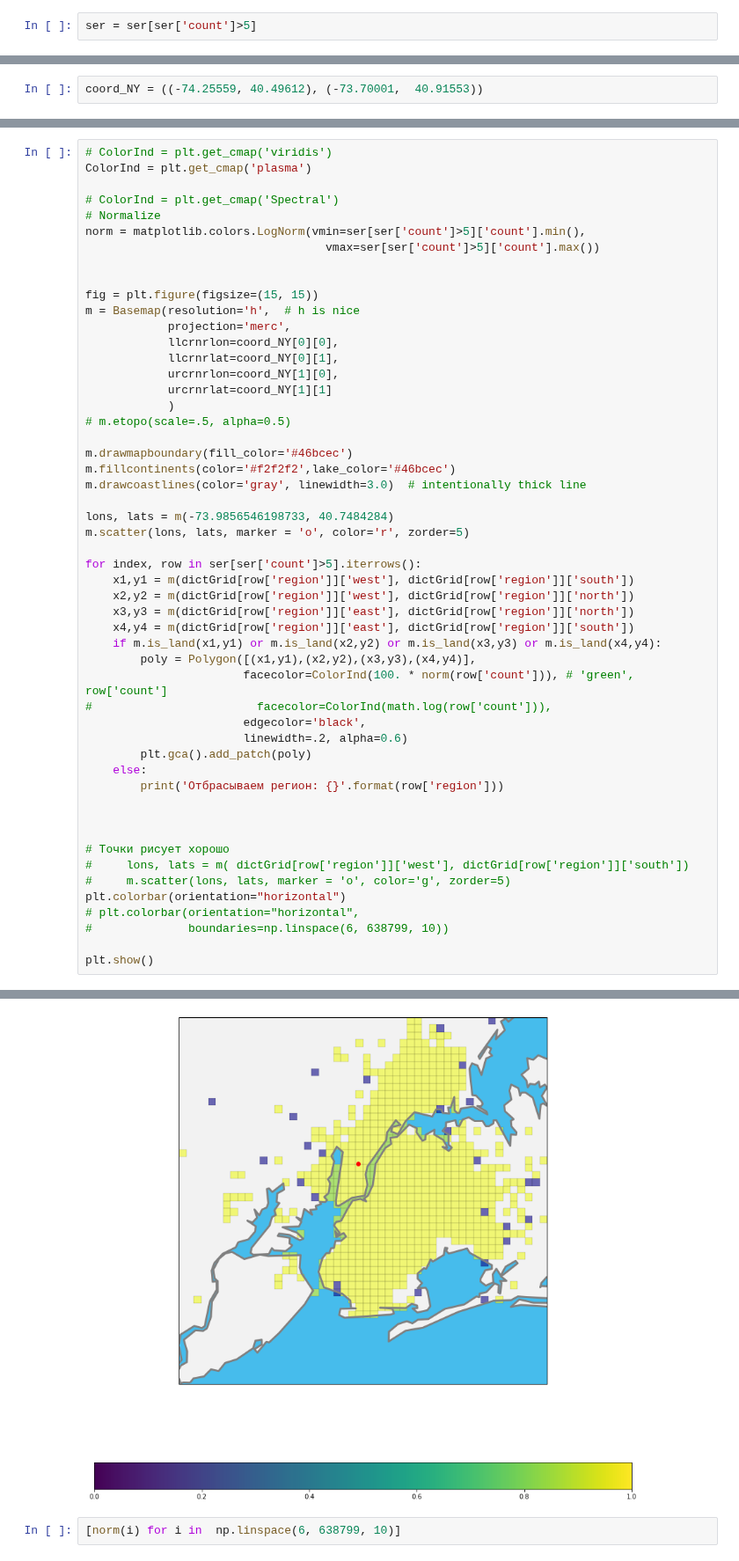
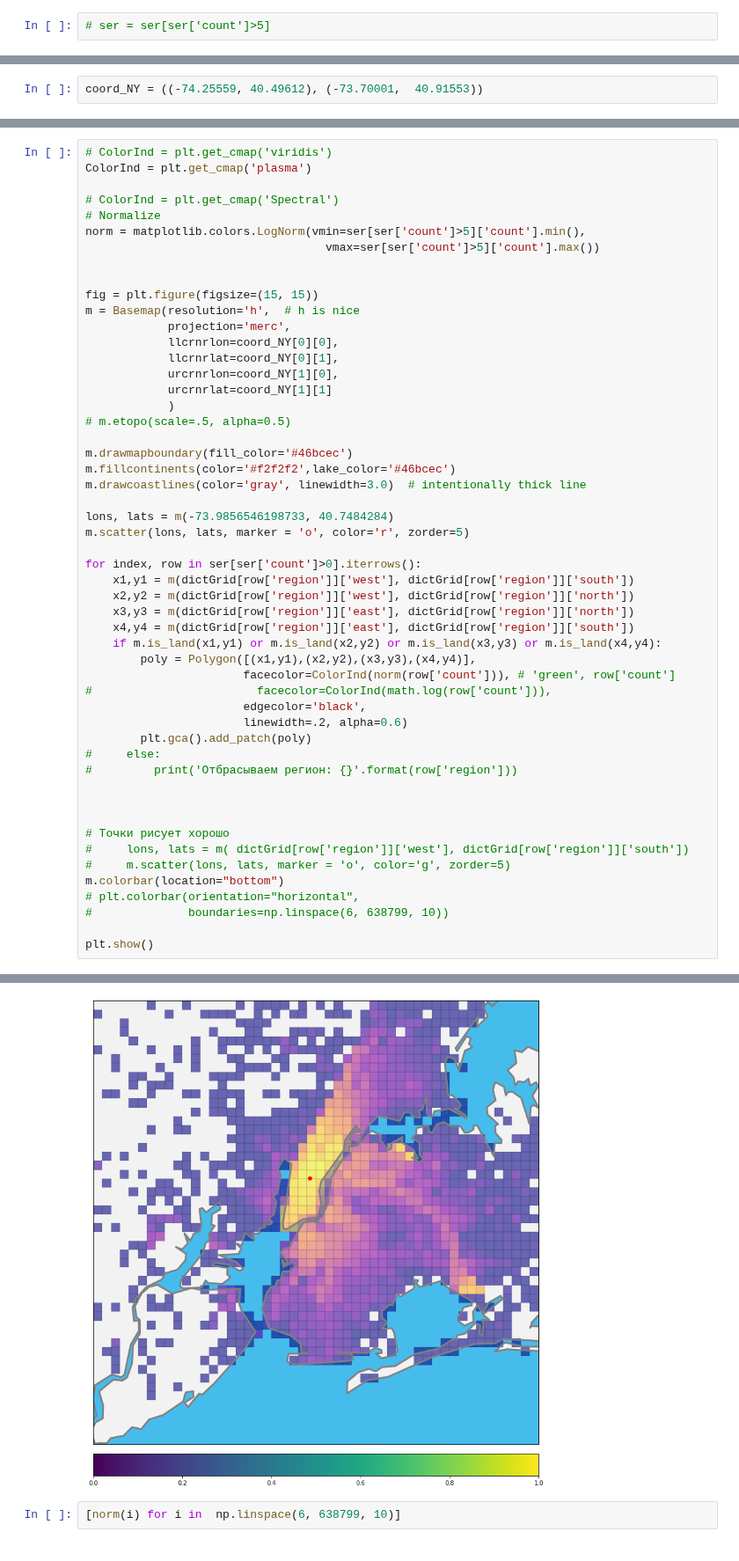
Before and after one commit to dminikorenb/DataLearning, a Jupyter notebook: 3-Taxi/dminik6_part3_w2.ipynb, the cells around one changed output, grey strips where cells are left out. Shown at 88% size. Cells and saved outputs as stored; diff of their text form.

```diff
--- a/3-Taxi/dminik6_part3_w2.ipynb
+++ b/3-Taxi/dminik6_part3_w2.ipynb
@@ -55,5 +69,5 @@ norm = matplotlib.colors.Normalize(vmin=ser[ser['count']>5]['count'].min(),
 # %%
-ser = ser[ser['count']>5]
+# ser = ser[ser['count']>5]
 # %%
 # ColorInd = plt.get_cmap('plasma') #'Blues')
 # print (ColorInd(0))
@@ -98,27 +148,27 @@ m.drawcoastlines(color='gray', linewidth=3.0)  # intentionally thick line
 lons, lats = m(-73.9856546198733, 40.7484284)
 m.scatter(lons, lats, marker = 'o', color='r', zorder=5)
 
-for index, row in ser[ser['count']>5].iterrows():
+for index, row in ser[ser['count']>0].iterrows():
     x1,y1 = m(dictGrid[row['region']]['west'], dictGrid[row['region']]['south'])
     x2,y2 = m(dictGrid[row['region']]['west'], dictGrid[row['region']]['north'])
     x3,y3 = m(dictGrid[row['region']]['east'], dictGrid[row['region']]['north'])
     x4,y4 = m(dictGrid[row['region']]['east'], dictGrid[row['region']]['south'])
     if m.is_land(x1,y1) or m.is_land(x2,y2) or m.is_land(x3,y3) or m.is_land(x4,y4):
         poly = Polygon([(x1,y1),(x2,y2),(x3,y3),(x4,y4)],
-                       facecolor=ColorInd(100. * norm(row['count'])), # 'green', row['count']
+                       facecolor=ColorInd(norm(row['count'])), # 'green', row['count']
 #                        facecolor=ColorInd(math.log(row['count'])),
                        edgecolor='black',
                        linewidth=.2, alpha=0.6)
         plt.gca().add_patch(poly)
-    else:
-        print('Отбрасываем регион: {}'.format(row['region']))
+#     else:
+#         print('Отбрасываем регион: {}'.format(row['region']))
 
 
 
 # Точки рисует хорошо
 #     lons, lats = m( dictGrid[row['region']]['west'], dictGrid[row['region']]['south'])
 #     m.scatter(lons, lats, marker = 'o', color='g', zorder=5)
-plt.colorbar(orientation="horizontal")
+m.colorbar(location="bottom")
 # plt.colorbar(orientation="horizontal",
 #              boundaries=np.linspace(6, 638799, 10))
 
@@ -132,4 +179,4 @@ The dedent function was deprecated in Matplotlib 3.1 and will be removed in 3.3.
-[figure, old version]
+[figure, new version]
 # %%
 [norm(i) for i in  np.linspace(6, 638799, 10)]
 # %% [output]
```
Also changed, not shown: parts of 8 cells of this notebook.
